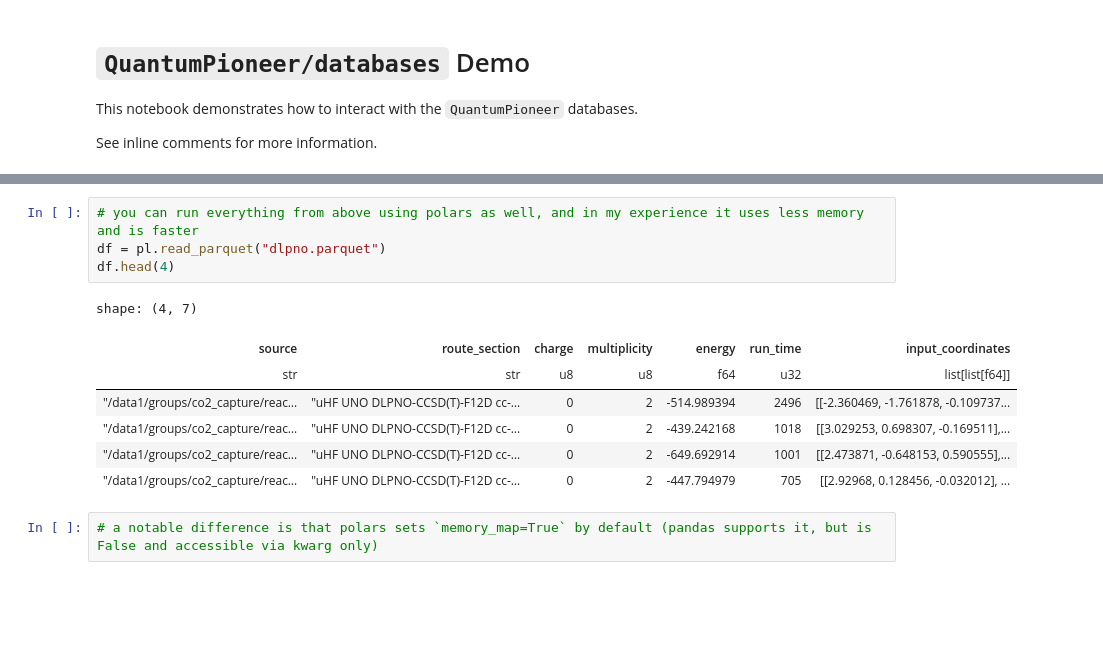
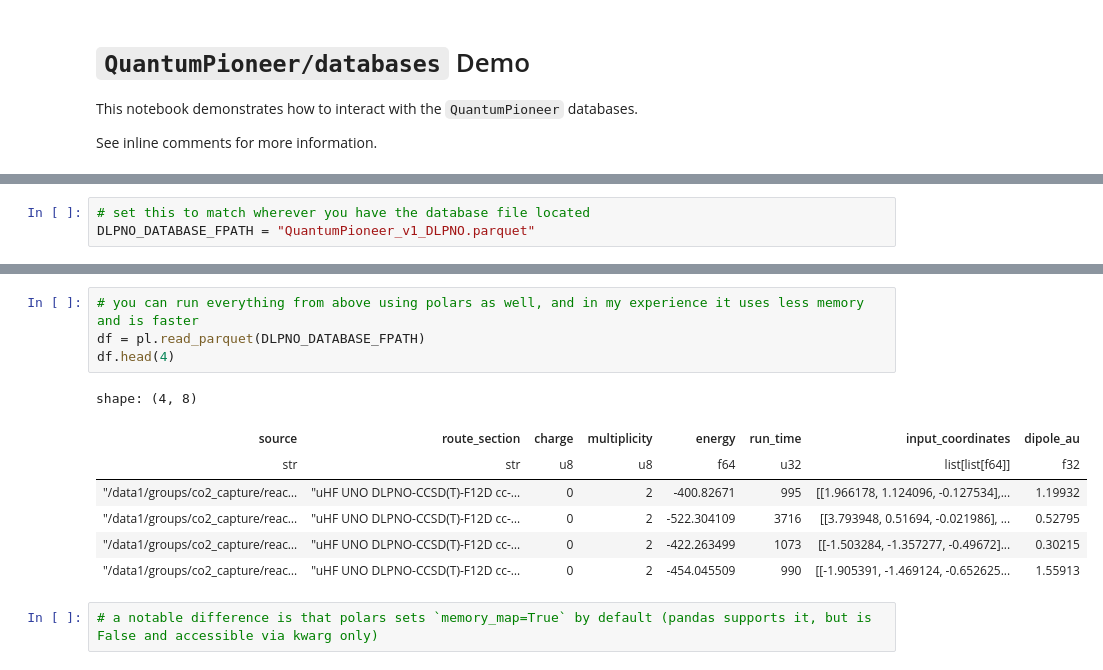
Before and after one commit to QuantumPioneer/databases, a Jupyter notebook: demo.ipynb, the cells around one changed output, grey strips where cells are left out. Cells and saved outputs as stored; diff of their text form; blank space fills up the shorter version.

```diff
--- a/demo.ipynb
+++ b/demo.ipynb
@@ -18,3 +23,6 @@ from databases.schema import DLPNO_SCHEMA
+# %%
+# set this to match wherever you have the database file located
+DLPNO_DATABASE_FPATH = "QuantumPioneer_v1_DLPNO.parquet"
 # %%
 # just open and read the entire dataset (very practical with the DLPNO data, which is small), which will be slow with pandas
 df = pd.read_parquet(
@@ -110,16 +119,16 @@ df.head(4)
 | 3 | /data1/groups/co2_capture/reactan... | 0 |
 # %%
 # you can run everything from above using polars as well, and in my experience it uses less memory and is faster
-df = pl.read_parquet("dlpno.parquet")
+df = pl.read_parquet(DLPNO_DATABASE_FPATH)
 df.head(4)
 # %% [output]
-shape: (4, 7)
+shape: (4, 8)
-| source | route_section | charge | multiplicity | energy | run_time | input_coordinates |
-| str | str | u8 | u8 | f64 | u32 | list[list[f64]] |
-| "/data1/groups/co2_capture/reac… | "uHF UNO DLPNO-CCSD(T)-F12D cc-… | 0 | 2 | -514.989394 | 2496 | [[-2.360469, -1.761878, -0.109737... |
-| "/data1/groups/co2_capture/reac… | "uHF UNO DLPNO-CCSD(T)-F12D cc-… | 0 | 2 | -439.242168 | 1018 | [[3.029253, 0.698307, -0.169511],... |
-| "/data1/groups/co2_capture/reac… | "uHF UNO DLPNO-CCSD(T)-F12D cc-… | 0 | 2 | -649.692914 | 1001 | [[2.473871, -0.648153, 0.590555],... |
-| "/data1/groups/co2_capture/reac… | "uHF UNO DLPNO-CCSD(T)-F12D cc-… | 0 | 2 | -447.794979 | 705 | [[2.92968, 0.128456, -0.032012], ... |
+| source | route_section | charge | multiplicity | energy | run_time | input_coordinates | dipole_au |
+| str | str | u8 | u8 | f64 | u32 | list[list[f64]] | f32 |
+| "/data1/groups/co2_capture/reac… | "uHF UNO DLPNO-CCSD(T)-F12D cc-… | 0 | 2 | -400.82671 | 995 | [[1.966178, 1.124096, -0.127534],... | 1.19932 |
+| "/data1/groups/co2_capture/reac… | "uHF UNO DLPNO-CCSD(T)-F12D cc-… | 0 | 2 | -522.304109 | 3716 | [[3.793948, 0.51694, -0.021986], ... | 0.52795 |
+| "/data1/groups/co2_capture/reac… | "uHF UNO DLPNO-CCSD(T)-F12D cc-… | 0 | 2 | -422.263499 | 1073 | [[-1.503284, -1.357277, -0.49672]... | 0.30215 |
+| "/data1/groups/co2_capture/reac… | "uHF UNO DLPNO-CCSD(T)-F12D cc-… | 0 | 2 | -454.045509 | 990 | [[-1.905391, -1.469124, -0.652625... | 1.55913 |
 # %%
 # a notable difference is that polars sets `memory_map=True` by default (pandas supports it, but is False and accessible via kwarg only)
 # %%
```
Also changed, not shown: parts of 16 cells of this notebook.
